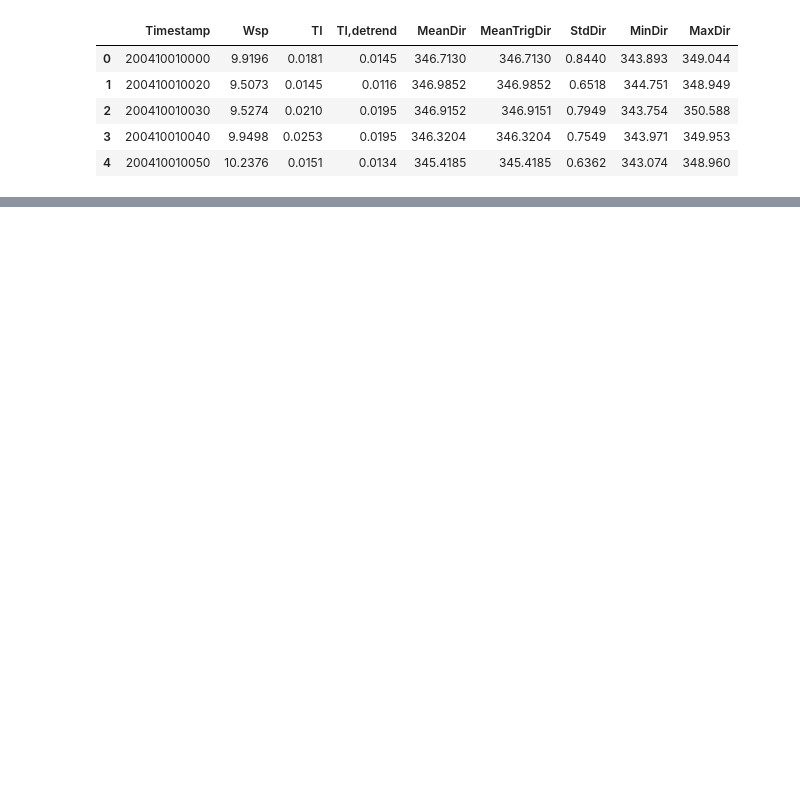
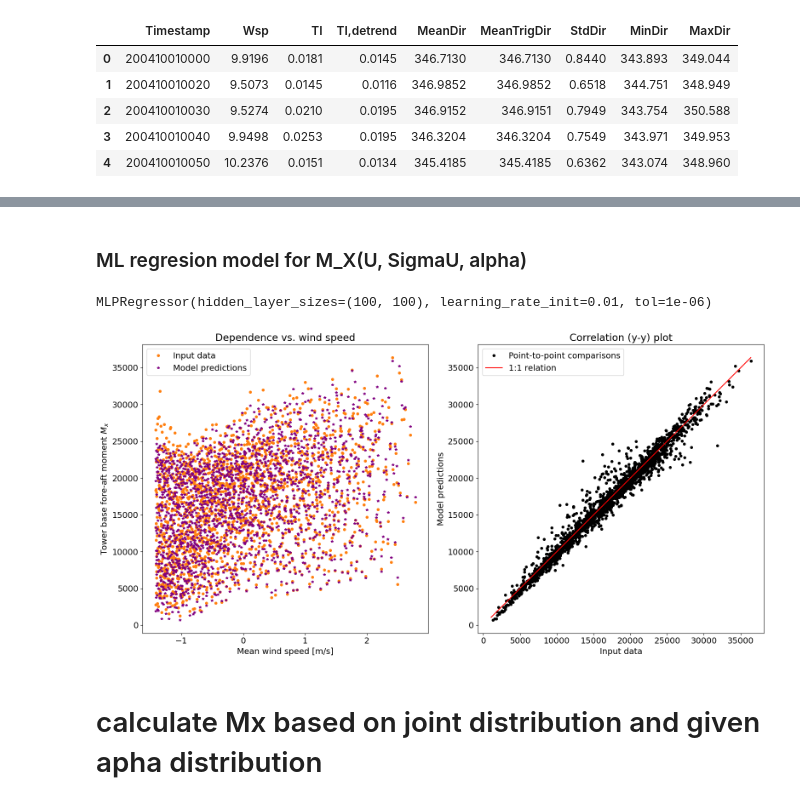
Before and after one commit to InbasatAQ/Reliability-of-a-wind-turbine-blade-against-fatigue-failure-in-the-root-section, a Jupyter notebook: PMWE.ipynb, the cells around one changed output, grey strips where cells are left out. Saved outputs shown, nothing was run; the diff lists cells and outputs as text; code cells hidden in the pictures; blank space fills up the shorter version.

```diff
--- a/PMWE.ipynb
+++ b/PMWE.ipynb
@@ -323,0 +365,5 @@ plt.show()
+# %% [markdown]
+###  ML regresion model for M_X(U, SigmaU, alpha)
+# %%
+# SKLEARN Neural Network MLP regressor model
+Mx_model = sklearn.neural_network.MLPRegressor()
@@ -323,0 +392,7 @@ plt.show()
+# %%
+Mx_model.set_params(learning_rate_init = 0.01, activation = 'relu',tol = 1e-6,n_iter_no_change = 10, hidden_layer_sizes = (100,100), validation_fraction = 0.1)
+# BEGIN CODE HERE
+Mx_model.fit(Xtrain,Ytrain)
+# END CODE HERE
+# %% [output]
+MLPRegressor(hidden_layer_sizes=(100, 100), learning_rate_init=0.01, tol=1e-06)
@@ -323,0 +406,23 @@ plt.show()
+# %%
+# plot against training data
+Yout = Yscaler.inverse_transform(Mx_model.predict(Xtrain).reshape(-1, 1))
+Yout_test = Yscaler.inverse_transform(Mx_model.predict(Xtest).reshape(-1, 1))
+
+
+plt.rc('font', size=14)
+fig3,axs3 = plt.subplots(1,2,figsize = (16,8))
+plt.setp(axs3[0], title = 'Dependence vs. wind speed', xlabel = 'Mean wind speed [m/s]',ylabel = 'Tower base fore-aft moment $M_x$')
+plt.setp(axs3[1], title = 'Correlation (y-y) plot', xlabel = 'Input data',ylabel = 'Model predictions')
+axs3[0].plot(Xtest[:,0],Yscaler.inverse_transform(Ytest),'o',markersize = 4,color = 'C1')
+axs3[0].plot(Xtest[:,0],Yout_test,'*',markersize = 4,color = 'purple')
+axs3[0].legend(['Input data','Model predictions'])
+axs3[1].plot(Yscaler.inverse_transform(Ytest),Yout_test,'ok',markersize = 4)
+axs3[1].plot(np.array([np.min(AllTargetData['Blade_root_flapwise_M_x']), np.max(AllTargetData['Blade_root_flapwise_M_x'])]),\
+             np.array([np.min(AllTargetData['Blade_root_flapwise_M_x']), np.max(AllTargetData['Blade_root_flapwise_M_x'])]),'-r')
+axs3[1].legend(['Point-to-point comparisons','1:1 relation'])
+plt.tight_layout()
+plt.show()
+# %% [output]
+[figure, added]
+# %% [markdown]
+# calculate Mx based on joint distribution and given apha distribution
```
Also changed, not shown: parts of 23 cells of this notebook, 1 other file.
